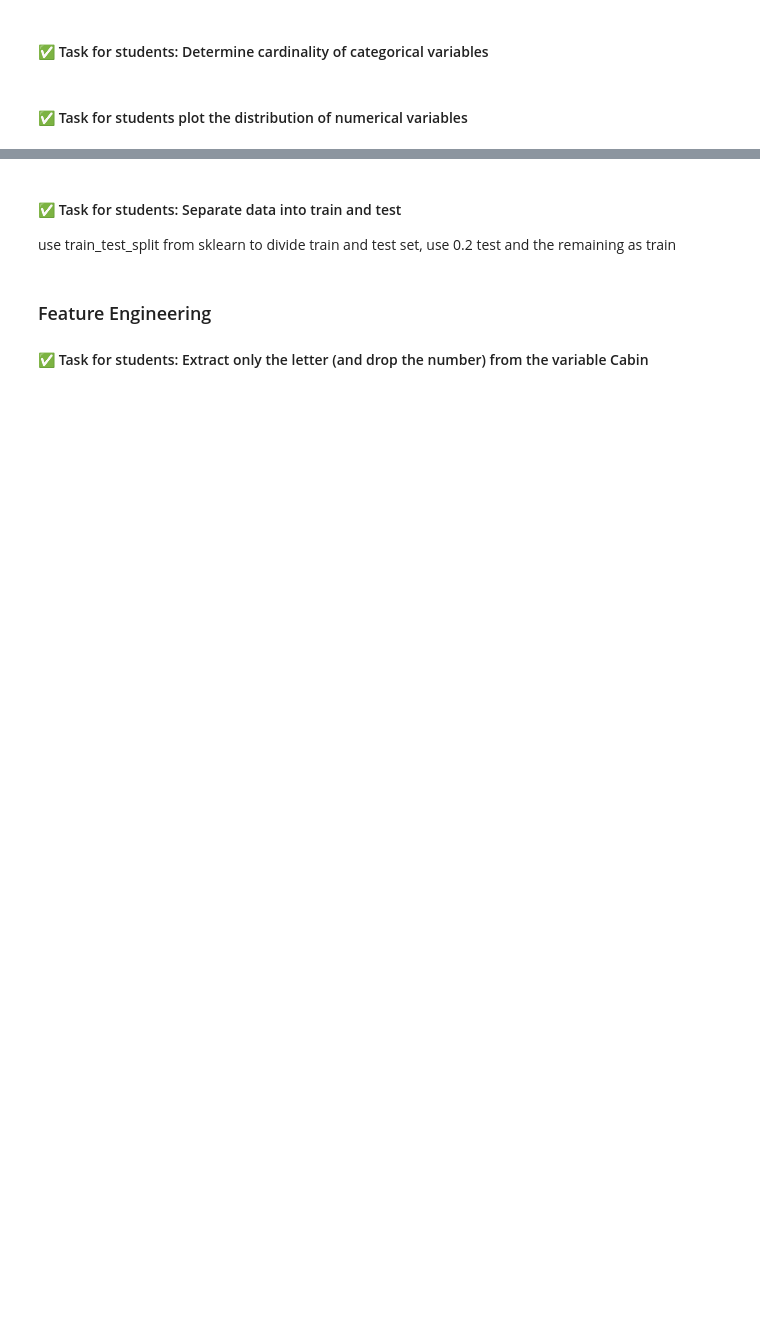
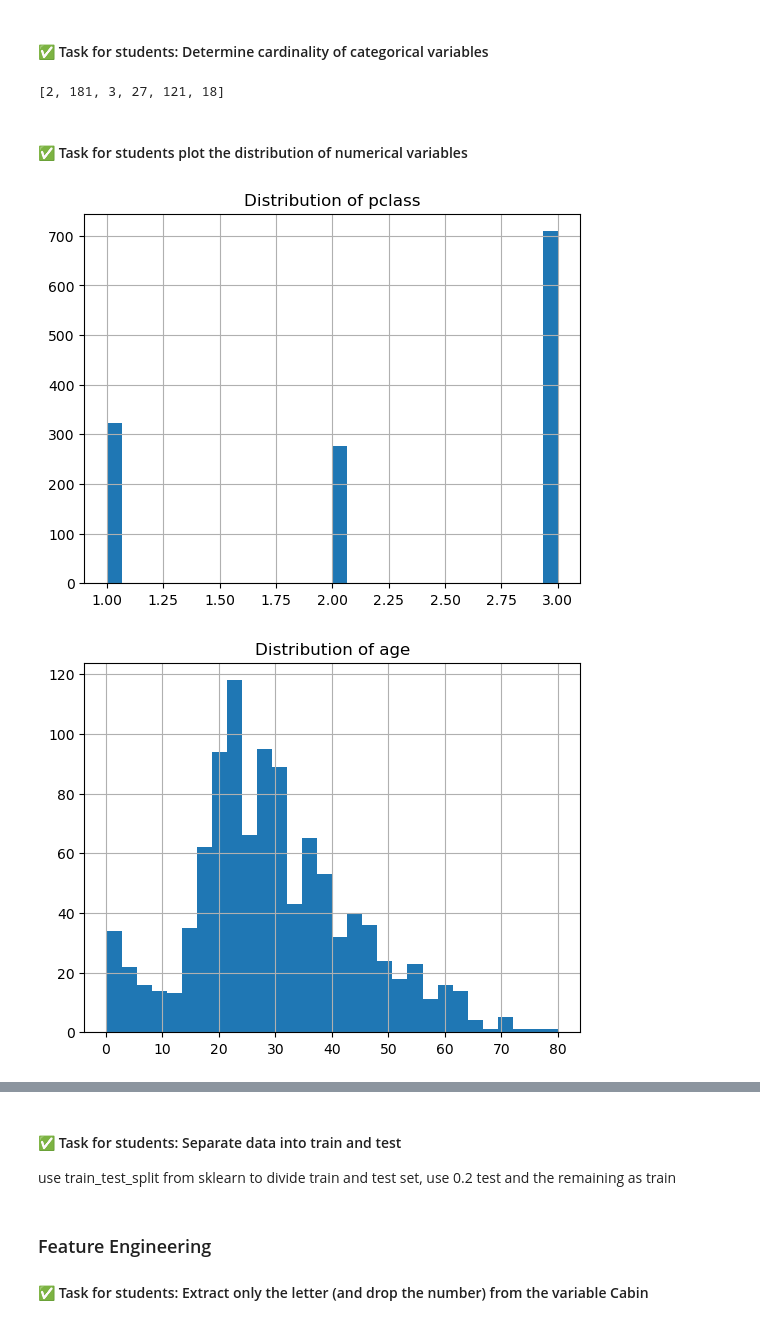
Before and after one commit to morteega/Data-Mining-Methods, a Jupyter notebook: Exercise/Exercise_3/Exercise_3_ExampleDataMiningPipeline.ipynb, the cells around one changed output, grey strips where cells are left out. Saved outputs shown, nothing was run; the diff lists cells and outputs as text; code cells hidden in the pictures; blank space fills up the shorter version.

```diff
--- a/Exercise/Exercise_3/Exercise_3_ExampleDataMiningPipeline.ipynb
+++ b/Exercise/Exercise_3/Exercise_3_ExampleDataMiningPipeline.ipynb
@@ -93,7 +117,7 @@ data.replace('?', np.nan)
 # %%
 # ✅ Task for students: Loop through categorical columns and print the unqiue values of each categorical column
 # add your code here
-categorical_cols=[col for col in data.columns if data[col].dtype=='O']
-for col in categorical_cols:
-    print(f'{col} has the following unique values: {data[col].unique()}')
-    print()
+categorical_cols=data.select_dtypes(include=['object', 'category'])
+for column in categorical_cols:
+    print(categorical_cols[column].unique())
+data.head()
@@ -108,15 +191,16 @@ data['title']=data['name'].str.split(',').str[1].str.split('.').str[0].str.strip
 # %%
 # ✅ Task for students: cast numerical variables as floats (age and fare)
 # add your code here
-numerical_cols=['age','fare']
-data[numerical_cols]=data[numerical_cols].astype(float)
+data["age"]=data["age"].astype(float)
+data["fare"]=data["fare"].astype(float)
 # %%
 # ✅ Task for students: which of these columns would you consider for one-hot encoding? and which ones are useless for the analysis?
 # add your code here
-unnecessary_cols = ['name','ticket', 'boat', 'body','home.dest']
+one_hot_encoding=["cabin, embarked, pclass, sex"]
+not_useful=["name", "ticket", "home.dest"]
 # Ticket and name are not useful for the analysis as they are unique for each passgener and dont have any effect on the target variable.
 # %%
 # ✅ Task for students: drop unnecessary variables
+data=data.drop(columns=not_useful)
+data.head()
 # add your code here
-unnecessary_cols=['name','ticket']
-data.drop(unnecessary_cols, axis=1, inplace=True)
@@ -155,15 +268,20 @@ data[categorical_cols].isnull().mean() *100
 #### ✅ Task for students: Determine cardinality of categorical variables
 # %%
 # add your code here
-cardinality=data[categorical_cols].nunique()
+cardinality=[]
+for cols in cat_cols:
+    cardinality.append(data[cols].nunique())
 print(cardinality)
+# %% [output]
+[2, 181, 3, 27, 121, 18]
 # %% [markdown]
 #### ✅ Task for students plot the distribution of numerical variables
 # %%
 # add your code here
 for col in vars_num:
     data[col].hist(bins=30)
-    plt.xlabel(col)
-    plt.ylabel('Number of passengers')
-    plt.title(col)
+    plt.title(f"Distribution of {col}")
     plt.show()
+# %% [output]
+[figure, added]
+[figure, added]
```
Also changed, not shown: parts of 36 cells of this notebook, 1 other file.
